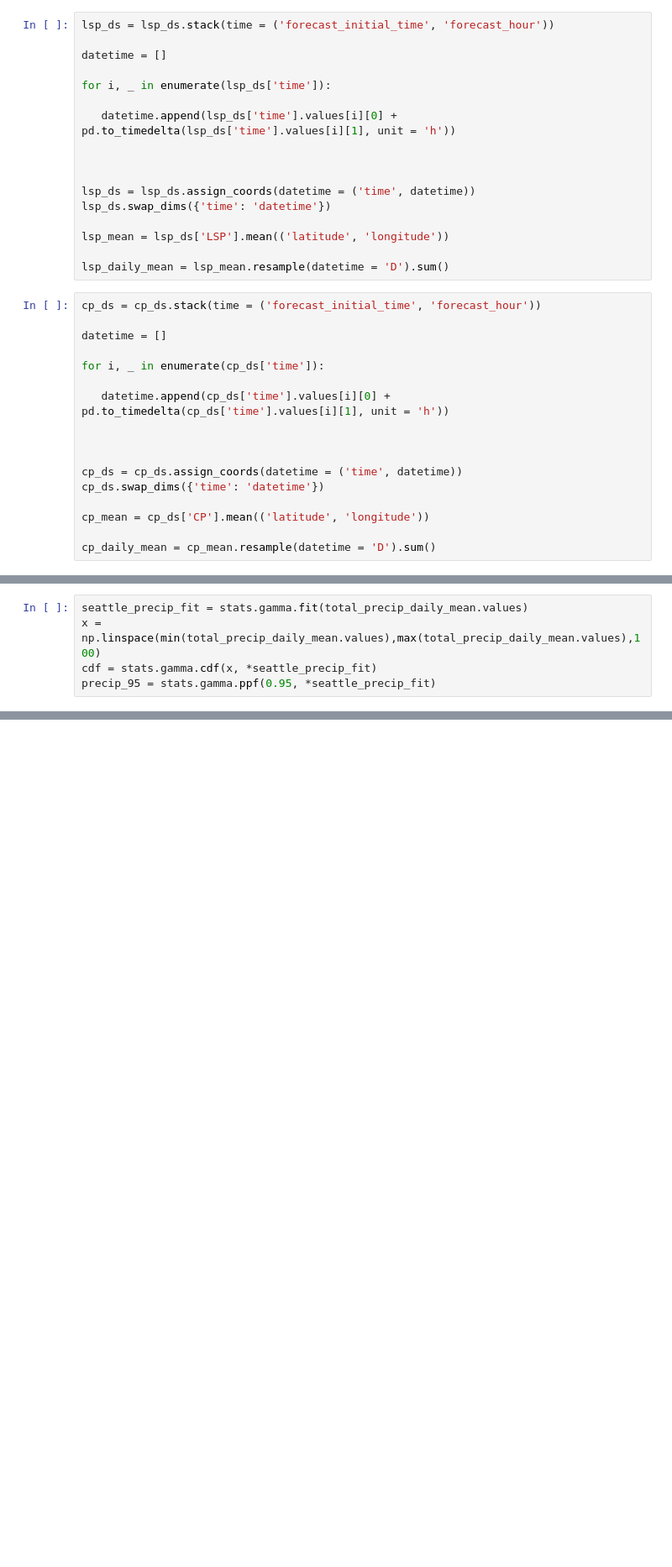
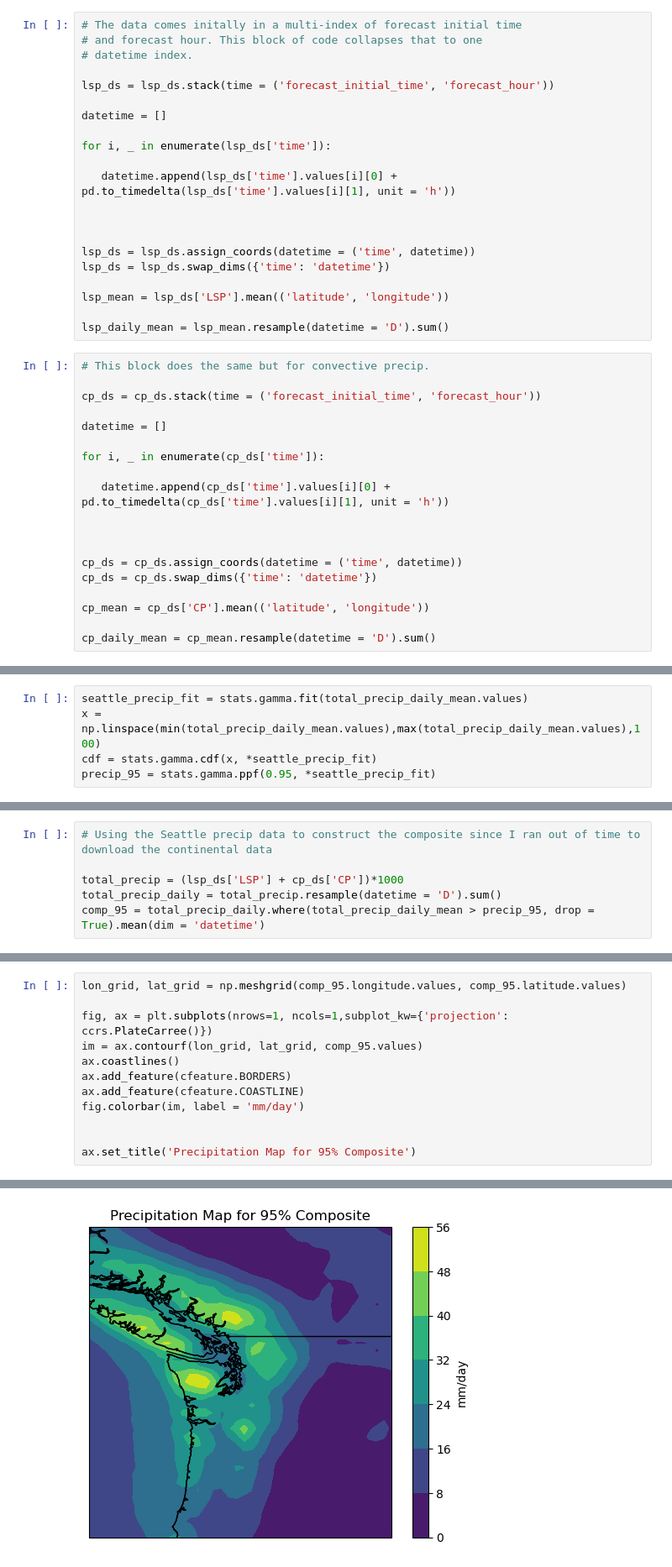
Before and after one commit to ArcticOctopi/ATMS-523-Module-2, a Jupyter notebook: Park_solution.ipynb, the cells around one changed output, grey strips where cells are left out. Shown at 84% size. Drawn from its saved outputs; the diff is of its cells as text; blank space fills up the shorter version.

```diff
--- a/Park_solution.ipynb
+++ b/Park_solution.ipynb
@@ -112,6 +114,10 @@ US_precip = xr.open_dataset('Data/ERA-5_total_precipitation_monthly-1981-2020.nc
 # %% [markdown]
 Question 1
 # %%
+# The data comes initally in a multi-index of forecast initial time
+# and forecast hour. This block of code collapses that to one
+# datetime index.
+
 lsp_ds = lsp_ds.stack(time = ('forecast_initial_time', 'forecast_hour'))
 
 datetime = []
@@ -123,12 +129,14 @@ for i, _ in enumerate(lsp_ds['time']):
 
 
 lsp_ds = lsp_ds.assign_coords(datetime = ('time', datetime))
-lsp_ds.swap_dims({'time': 'datetime'})
+lsp_ds = lsp_ds.swap_dims({'time': 'datetime'})
 
 lsp_mean = lsp_ds['LSP'].mean(('latitude', 'longitude'))
 
 lsp_daily_mean = lsp_mean.resample(datetime = 'D').sum()
 # %%
+# This block does the same but for convective precip.
+
 cp_ds = cp_ds.stack(time = ('forecast_initial_time', 'forecast_hour'))
 
 datetime = []
@@ -140,7 +148,7 @@ for i, _ in enumerate(cp_ds['time']):
 
 
 cp_ds = cp_ds.assign_coords(datetime = ('time', datetime))
-cp_ds.swap_dims({'time': 'datetime'})
+cp_ds = cp_ds.swap_dims({'time': 'datetime'})
 
 cp_mean = cp_ds['CP'].mean(('latitude', 'longitude'))
 
@@ -177,0 +252,6 @@ Text(0.5, 1.0, 'Cumulative Distribution of Daily Precipitation over Seattle, WA,
+# %%
+# Using the Seattle precip data to construct the composite since I ran out of time to download the continental data
+
+total_precip = (lsp_ds['LSP'] + cp_ds['CP'])*1000
+total_precip_daily = total_precip.resample(datetime = 'D').sum()
+comp_95 = total_precip_daily.where(total_precip_daily_mean > precip_95, drop = True).mean(dim = 'datetime')
@@ -177,0 +261,13 @@ Text(0.5, 1.0, 'Cumulative Distribution of Daily Precipitation over Seattle, WA,
+# %%
+lon_grid, lat_grid = np.meshgrid(comp_95.longitude.values, comp_95.latitude.values)
+
+fig, ax = plt.subplots(nrows=1, ncols=1,subplot_kw={'projection': ccrs.PlateCarree()})
+im = ax.contourf(lon_grid, lat_grid, comp_95.values)
+ax.coastlines()
+ax.add_feature(cfeature.BORDERS)
+ax.add_feature(cfeature.COASTLINE)
+fig.colorbar(im, label = 'mm/day')
+
+
+ax.set_title('Precipitation Map for 95% Composite')
+# %% [output]
@@ -177,0 +275 @@ Text(0.5, 1.0, 'Cumulative Distribution of Daily Precipitation over Seattle, WA,
+[figure, added]
```
Also changed, not shown: parts of 9 cells of this notebook.
